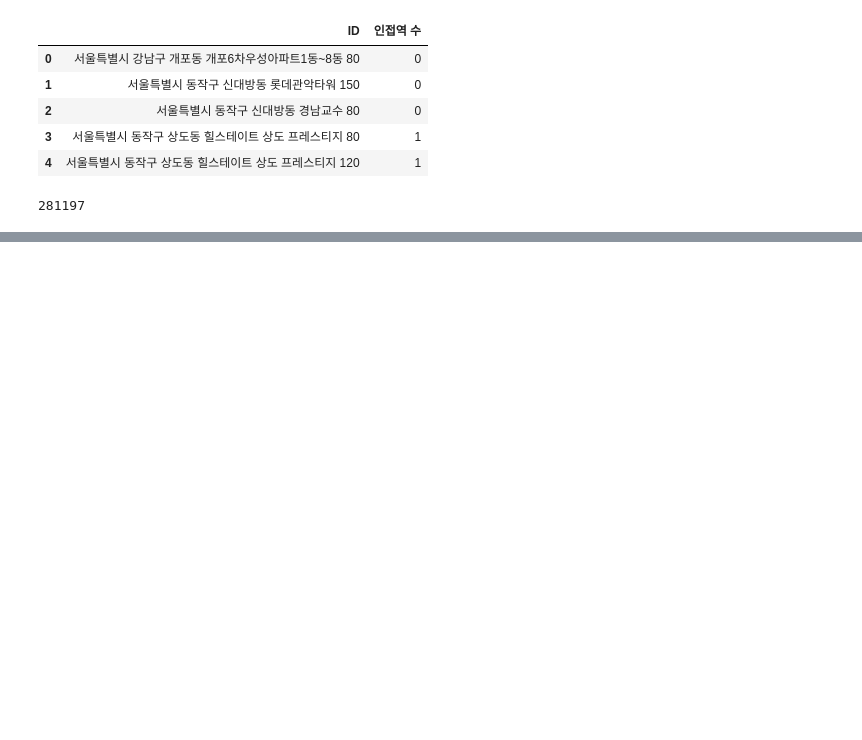
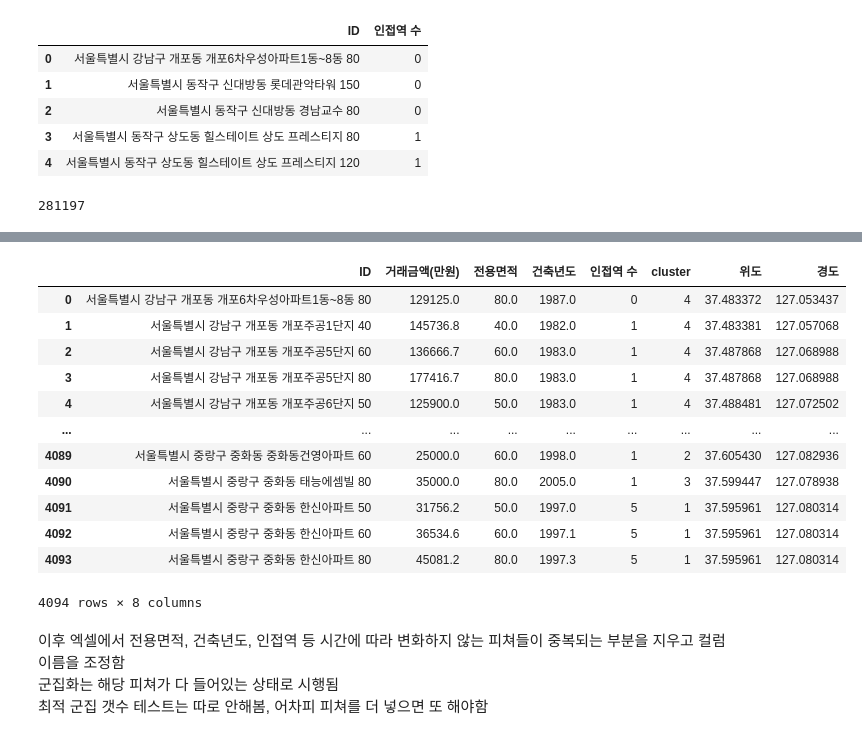
Before and after one commit to sylphiscastries/housing-price, a Jupyter notebook: code/20220824-팀프로젝트9 copy.ipynb, the cells around one changed output, grey strips where cells are left out. Saved outputs shown, nothing was run; the diff lists cells and outputs as text; code cells hidden in the pictures; blank space fills up the shorter version.

```diff
--- a/code/20220824-팀프로젝트9 copy.ipynb
+++ b/code/20220824-팀프로젝트9 copy.ipynb
@@ -107,7 +107,7 @@ data = data.round(1)
 dic = {}
 number = 0
 
-for i1 in range(1,18):
+for i1 in range(1,19):
     dic[f'data{i1}']=data.iloc[:,[number, number+18, number+36]]
     number += 1
 # %%
@@ -229,9 +229,3 @@ p1_df.head()
 len(p1_df)
 # %% [output]
 281197
-# %%
-# 이하부터는 주석처리 때문에 처음 작동시 에러날 수 있음
-# 실험 중 발생된 무의미한 코드
-# p1_df.set_index('ID', drop=True, inplace=True)
-p1_df.reset_index(inplace=True)
-p1_df.head()
@@ -283,0 +361,20 @@ test1.drop_duplicates()
+# %%
+# ID제거, ID가 문자열이라서 스케일링에 문제가 생김
+main1.drop(columns='ID', inplace=True)
+main2.drop(columns='ID', inplace=True)
+main3.drop(columns='ID', inplace=True)
+main4.drop(columns='ID', inplace=True)
+main5.drop(columns='ID', inplace=True)
+main6.drop(columns='ID', inplace=True)
+main7.drop(columns='ID', inplace=True)
+main8.drop(columns='ID', inplace=True)
+main9.drop(columns='ID', inplace=True)
+main10.drop(columns='ID', inplace=True)
+main11.drop(columns='ID', inplace=True)
+main12.drop(columns='ID', inplace=True)
+main13.drop(columns='ID', inplace=True)
+main14.drop(columns='ID', inplace=True)
+main15.drop(columns='ID', inplace=True)
+main16.drop(columns='ID', inplace=True)
+main17.drop(columns='ID', inplace=True)
+main18.drop(columns='ID', inplace=True)
@@ -283,0 +459,3 @@ test1.drop_duplicates()
+# %%
+# ID 다시 붙여주기
+main1.set_index(tmp1['ID'], inplace=True)
@@ -283,0 +498,18 @@ test1.drop_duplicates()
+# %%
+# 하나의 데이터프레임으로 저장
+address = pd.merge(main1, where, left_on='ID', right_on='ID', how='inner')
+address
+# %% [output]
+|  | ID | 거래금액(만원) | 전용면적 | 건축년도 | 인접역 수 | cluster | 위도 | 경도 |
+| 0 | 서울특별시 강남구 개포동 개포6차우성아파트1동~8동 80 | 129125.0 | 80.0 | 1987.0 | 0 | 4 | 37.483372 | 127.053437 |
+| 1 | 서울특별시 강남구 개포동 개포주공1단지 40 | 145736.8 | 40.0 | 1982.0 | 1 | 4 | 37.483381 | 127.057068 |
+| 2 | 서울특별시 강남구 개포동 개포주공5단지 60 | 136666.7 | 60.0 | 1983.0 | 1 | 4 | 37.487868 | 127.068988 |
+| 3 | 서울특별시 강남구 개포동 개포주공5단지 80 | 177416.7 | 80.0 | 1983.0 | 1 | 4 | 37.487868 | 127.068988 |
+| 4 | 서울특별시 강남구 개포동 개포주공6단지 50 | 125900.0 | 50.0 | 1983.0 | 1 | 4 | 37.488481 | 127.072502 |
+| ... | ... | ... | ... | ... | ... | ... | ... | ... |
+| 4089 | 서울특별시 중랑구 중화동 중화동건영아파트 60 | 25000.0 | 60.0 | 1998.0 | 1 | 2 | 37.605430 | 127.082936 |
+| 4090 | 서울특별시 중랑구 중화동 태능에셈빌 80 | 35000.0 | 80.0 | 2005.0 | 1 | 3 | 37.599447 | 127.078938 |
+| 4091 | 서울특별시 중랑구 중화동 한신아파트 50 | 31756.2 | 50.0 | 1997.0 | 5 | 1 | 37.595961 | 127.080314 |
+| 4092 | 서울특별시 중랑구 중화동 한신아파트 60 | 36534.6 | 60.0 | 1997.1 | 5 | 1 | 37.595961 | 127.080314 |
+| 4093 | 서울특별시 중랑구 중화동 한신아파트 80 | 45081.2 | 80.0 | 1997.3 | 5 | 1 | 37.595961 | 127.080314 |
+4094 rows × 8 columns
@@ -283,0 +537,4 @@ test1.drop_duplicates()
+# %% [markdown]
+이후 엑셀에서 전용면적, 건축년도, 인접역 등 시간에 따라 변화하지 않는 피쳐들이 중복되는 부분을 지우고 컬럼 이름을 조정함
+군집화는 해당 피쳐가 다 들어있는 상태로 시행됨
+최적 군집 갯수 테스트는 따로 안해봄, 어차피 피쳐를 더 넣으면 또 해야함
```
Also changed, not shown: parts of 11 cells of this notebook, 1 other file.
